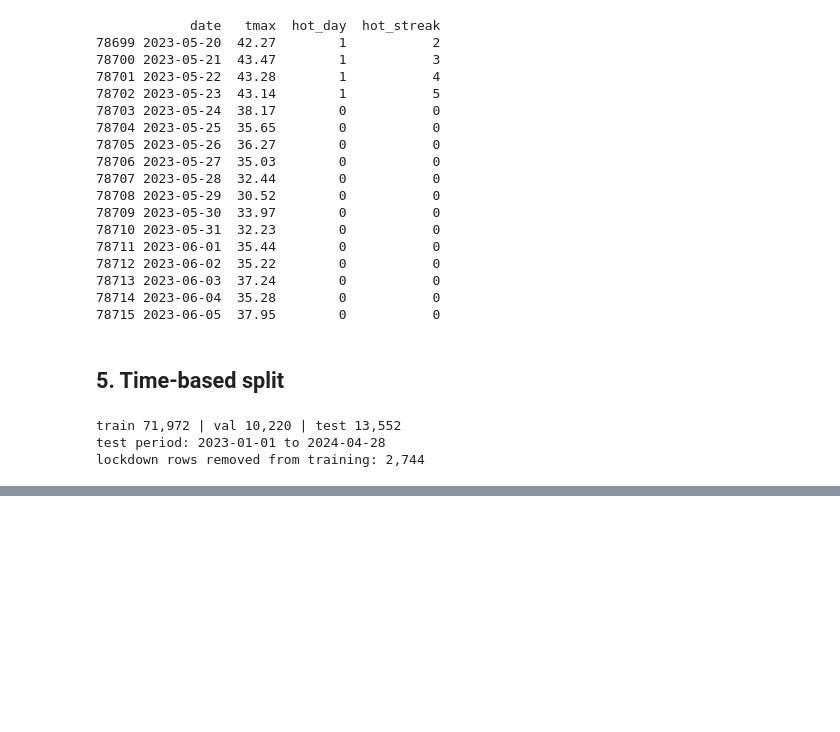
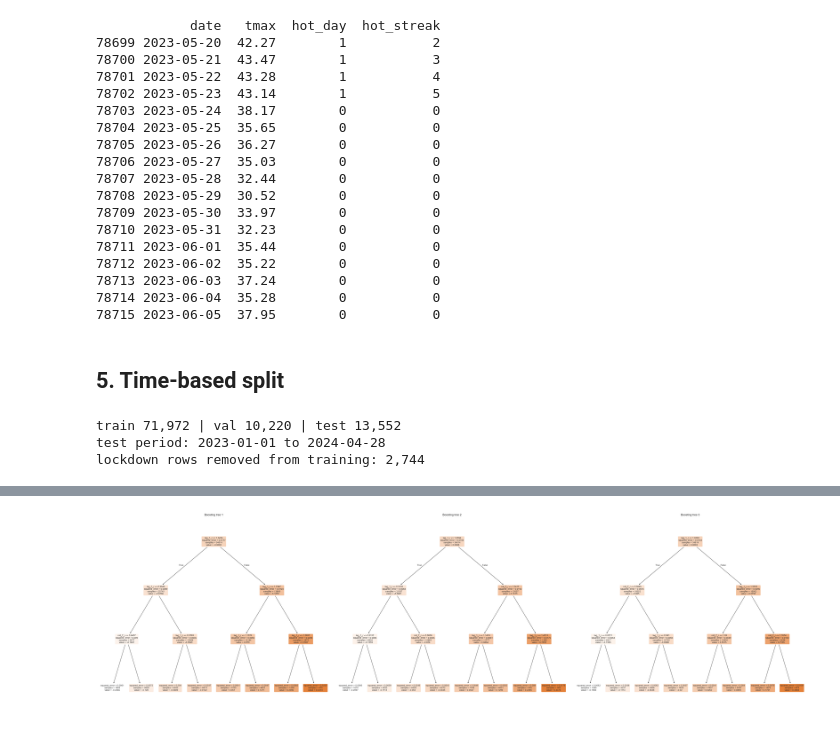
Before and after one commit to mkrohit1798/India-Heatwave-Electricity-Demand, a Jupyter notebook: notebooks/Untitled.ipynb, the cells around one changed output, grey strips where cells are left out. Saved outputs shown, nothing was run; the diff lists cells and outputs as text; code cells hidden in the pictures; blank space fills up the shorter version.

```diff
--- a/notebooks/Untitled.ipynb
+++ b/notebooks/Untitled.ipynb
@@ -413,0 +496,20 @@ lockdown rows removed from training: 2,744
+# %%
+from sklearn.ensemble import GradientBoostingRegressor
+
+GB_TREE_DEPTH = 3   # depth of each small tree in this illustration
+N_TREES_SHOWN = 3   # how many of the first trees to draw
+
+gb_demo = GradientBoostingRegressor(n_estimators=30, learning_rate=0.1, max_depth=GB_TREE_DEPTH,
+                                    subsample=0.5, random_state=RANDOM_STATE)
+gb_demo.fit(train_fit[FEATURES], train_fit["y"])
+
+fig, axes = plt.subplots(1, N_TREES_SHOWN, figsize=(14 * N_TREES_SHOWN, 3 * (GB_TREE_DEPTH + 1)))
+axes = np.atleast_1d(axes)
+for i, ax in enumerate(axes):
+    plot_tree(gb_demo.estimators_[i, 0], feature_names=FEATURES, filled=True, rounded=True,
+              precision=4, fontsize=9, ax=ax)
+    ax.set_title(f"Boosting tree {i + 1}")
+plt.tight_layout()
+plt.show()
+# %% [output]
+[figure, added]
```
Also changed, not shown: parts of 7 cells of this notebook.
